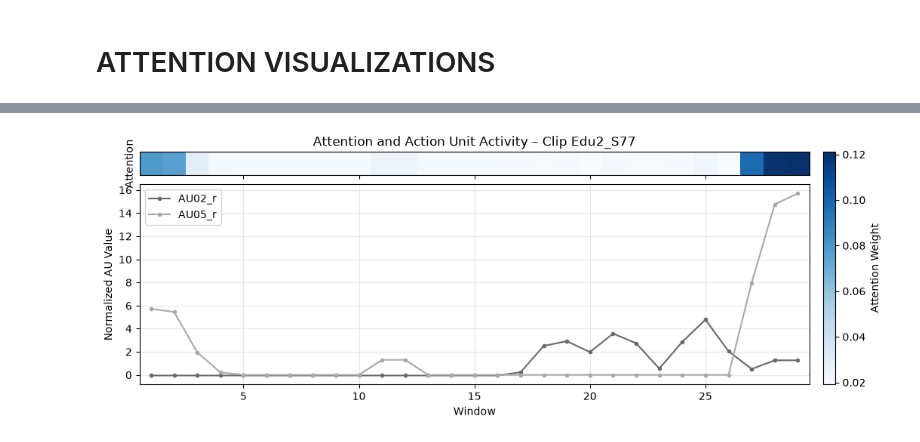
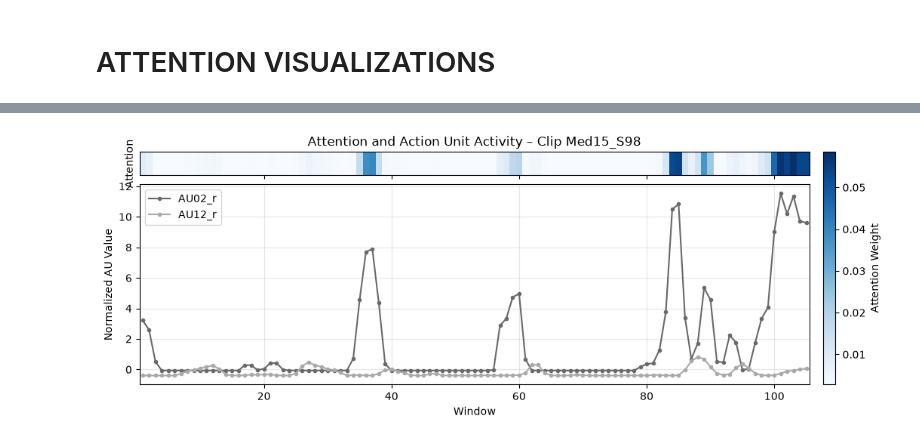
Before and after one commit to zimmermanna/TED-Talk-Appraisal-Recognition, a Jupyter notebook: notebooks/02_full_attention_based_mil.ipynb, the cells around one changed output, grey strips where cells are left out. Drawn from its saved outputs; the diff is of its cells as text; code cells hidden in the pictures.

```diff
--- a/notebooks/02_full_attention_based_mil.ipynb
+++ b/notebooks/02_full_attention_based_mil.ipynb
@@ -31,7 +31,7 @@ weighted avg       0.60      0.61      0.60       134
 # %% [markdown]
 # OUTER BROW RAISER & UPPER LID RAISER
 # %%
-attention_results = attention_based_mil(df, ["AU02_r", "AU05_r"])
+attention_results = attention_based_mil(df, ["AU02_r", "AU12_r"])
 # %% [output]
 --------------------
 Test Source: Art6
@@ -164,7 +76,7 @@ df_attention
 import numpy as np
 import matplotlib.pyplot as plt
 # %%
-def plot_attention_heatmap_with_au02_au05(example):
+def plot_attention_heatmap_with_two_au(example):
     attention = np.asarray(
         example["attention"].iloc[0],
         dtype=float
@@ -177,6 +89,7 @@ def plot_attention_heatmap_with_au02_au05(example):
 
     au02 = X[:, 0]
     au05 = X[:, 1]
+    # au12 = X[:, 2]
 
     # Darstellung beginnt bei Window 1
     windows = np.arange(1, len(attention) + 1)
@@ -238,8 +151,18 @@ def plot_attention_heatmap_with_au02_au05(example):
         markersize=3,
         linewidth=1.5,
         color="darkgray",
-        label="AU05_r"
+        label="AU12_r"
     )
+
+    # axes[1].plot(
+    #     windows,
+    #     au12,
+    #     marker="o",
+    #     markersize=3,
+    #     linewidth=1.5,
+    #     color="blue",
+    #     label="AU12_r"
+    # )
 
     axes[1].set_xlabel("Window")
     axes[1].set_ylabel("Normalized AU Value")
@@ -379,4 +340,4 @@ false_positive_ex1
 # %%
-true_positive_ex1 = df_attention[df_attention["clip_id"] == "Edu2_S77"]
+true_positive_ex1 = df_attention[df_attention["clip_id"] == "Med15_S98"]
 true_positive_ex1
 # %% [output]
@@ -416,4 +357,4 @@ top_attention_windows
 # %%
-plot_attention_heatmap_with_au02_au05(true_positive_ex1)
+plot_attention_heatmap_with_two_au(true_positive_ex1)
 # %% [output]
-[figure, old version]
+[figure, new version]
```
Also changed, not shown: parts of 46 cells of this notebook, 17 other files.
